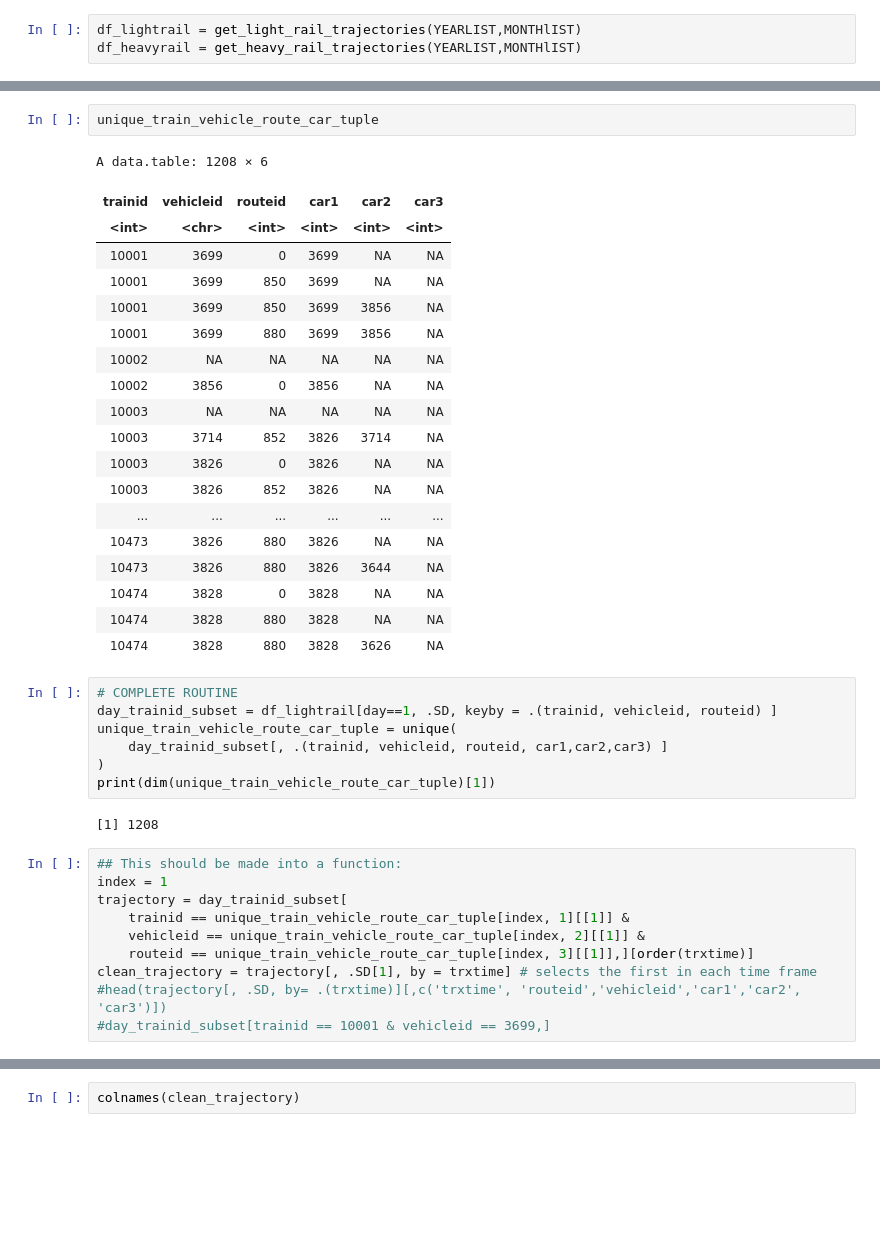
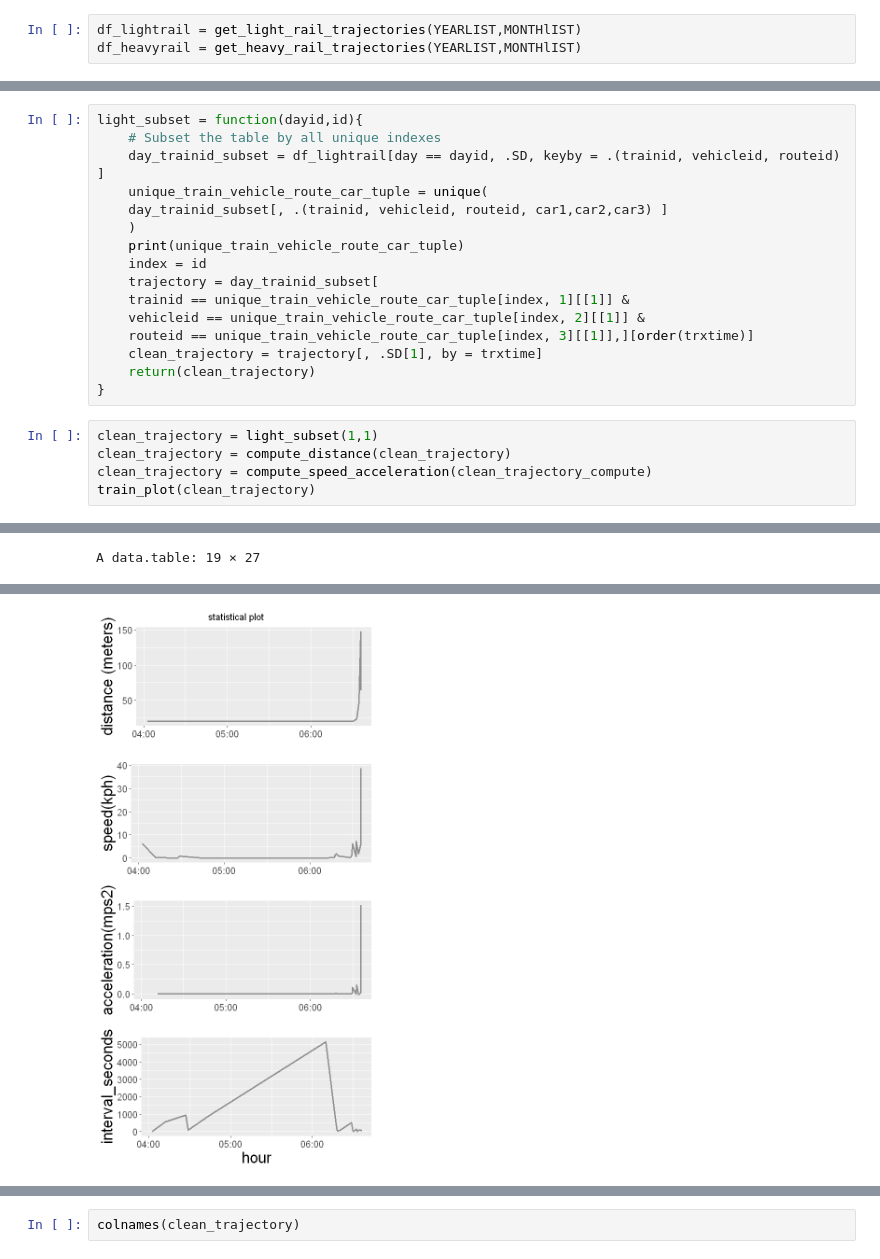
Before and after one commit to narslab/treem, a Jupyter notebook: bin/jupyter/vehicle-trajectory-computation.ipynb, the cells around one changed output, grey strips where cells are left out. Saved outputs shown, nothing was run; the diff lists cells and outputs as text; blank space fills up the shorter version.

Commit message:
fix time interval issue

```diff
--- a/bin/jupyter/vehicle-trajectory-computation.ipynb
+++ b/bin/jupyter/vehicle-trajectory-computation.ipynb
@@ -84,44 +89,25 @@ A data.table: 6 × 16
 | 4714 | 2019-04-18 02:18:20 | 1 | 1415355858 | 42.28125 | -71.06165 | 0 | 1 | 2550365168 | L1618 | ... |
 | 4715 | 2019-04-18 02:18:59 | 1 | 1415355858 | 0.00000 | 0.00000 | 0 | 0 | 0 | L1618 | ... |
 | 4716 | 2019-04-18 02:18:59 | 1 | 1415355858 | 0.00000 | 0.00000 | NA | NA | NA | NA | ... |
-# %%
-unique_train_vehicle_route_car_tuple
-# %% [output]
-A data.table: 1208 × 6
-| trainid | vehicleid | routeid | car1 | car2 | car3 |
-| <int> | <chr> | <int> | <int> | <int> | <int> |
-| 10001 | 3699 | 0 | 3699 | NA | NA |
-| 10001 | 3699 | 850 | 3699 | NA | NA |
-| 10001 | 3699 | 850 | 3699 | 3856 | NA |
-| 10001 | 3699 | 880 | 3699 | 3856 | NA |
-| 10002 | NA | NA | NA | NA | NA |
-| 10002 | 3856 | 0 | 3856 | NA | NA |
-| 10003 | NA | NA | NA | NA | NA |
-| 10003 | 3714 | 852 | 3826 | 3714 | NA |
-| 10003 | 3826 | 0 | 3826 | NA | NA |
-| 10003 | 3826 | 852 | 3826 | NA | NA |
-| ... | ... | ... | ... | ... | ... |
-| 10473 | 3826 | 880 | 3826 | NA | NA |
-| 10473 | 3826 | 880 | 3826 | 3644 | NA |
-| 10474 | 3828 | 0 | 3828 | NA | NA |
-| 10474 | 3828 | 880 | 3828 | NA | NA |
-| 10474 | 3828 | 880 | 3828 | 3626 | NA |
 # %%
-# COMPLETE ROUTINE
-day_trainid_subset = df_lightrail[day==1, .SD, keyby = .(trainid, vehicleid, routeid) ]
-unique_train_vehicle_route_car_tuple = unique(
+light_subset = function(dayid,id){
+    # Subset the table by all unique indexes
+    day_trainid_subset = df_lightrail[day == dayid, .SD, keyby = .(trainid, vehicleid, routeid) ]
+    unique_train_vehicle_route_car_tuple = unique(
     day_trainid_subset[, .(trainid, vehicleid, routeid, car1,car2,car3) ]
-)
-print(dim(unique_train_vehicle_route_car_tuple)[1])
+    )
+    print(unique_train_vehicle_route_car_tuple)
+    index = id
+    trajectory = day_trainid_subset[
+    trainid == unique_train_vehicle_route_car_tuple[index, 1][[1]] &
+    vehicleid == unique_train_vehicle_route_car_tuple[index, 2][[1]] &
+    routeid == unique_train_vehicle_route_car_tuple[index, 3][[1]],][order(trxtime)]
+    clean_trajectory = trajectory[, .SD[1], by = trxtime]
+    return(clean_trajectory)
+}
-# %% [output]
-[1] 1208
-# %%
-## This should be made into a function:
-index = 1
-trajectory = day_trainid_subset[
-    trainid == unique_train_vehicle_route_car_tuple[index, 1][[1]] &
-    vehicleid == unique_train_vehicle_route_car_tuple[index, 2][[1]] &
-    routeid == unique_train_vehicle_route_car_tuple[index, 3][[1]],][order(trxtime)]
-clean_trajectory = trajectory[, .SD[1], by = trxtime] # selects the first in each time frame
-#head(trajectory[, .SD, by= .(trxtime)][,c('trxtime', 'routeid','vehicleid','car1','car2', 'car3')])
-#day_trainid_subset[trainid == 10001 & vehicleid == 3699,]
+# %%
+clean_trajectory = light_subset(1,1)
+clean_trajectory = compute_distance(clean_trajectory)
+clean_trajectory = compute_speed_acceleration(clean_trajectory_compute)
+train_plot(clean_trajectory)
+# %% [output]
@@ -127,0 +143 @@ clean_trajectory = trajectory[, .SD[1], by = trxtime] # selects the first in eac
+A data.table: 19 × 27
@@ -127,0 +162 @@ clean_trajectory = trajectory[, .SD[1], by = trxtime] # selects the first in eac
+[figure, added]
```
Also changed, not shown: parts of 21 cells of this notebook.
